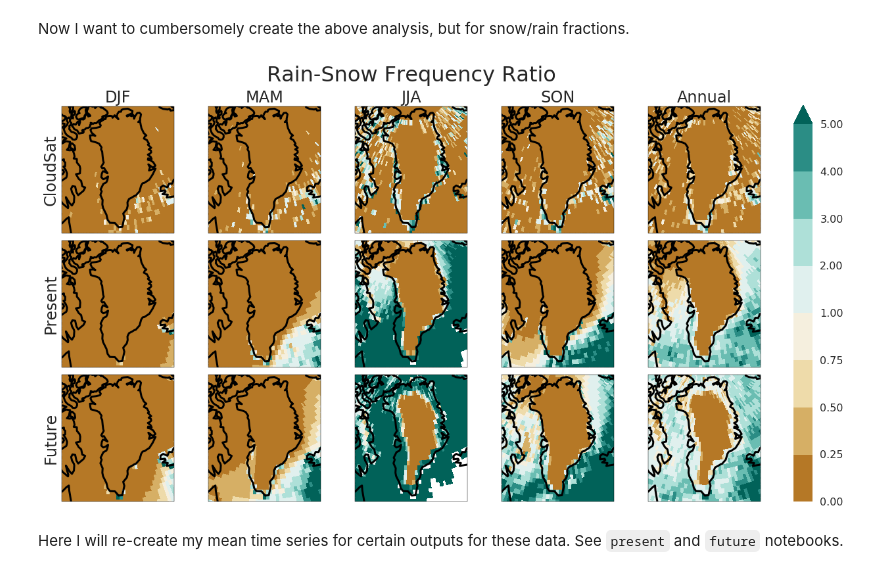
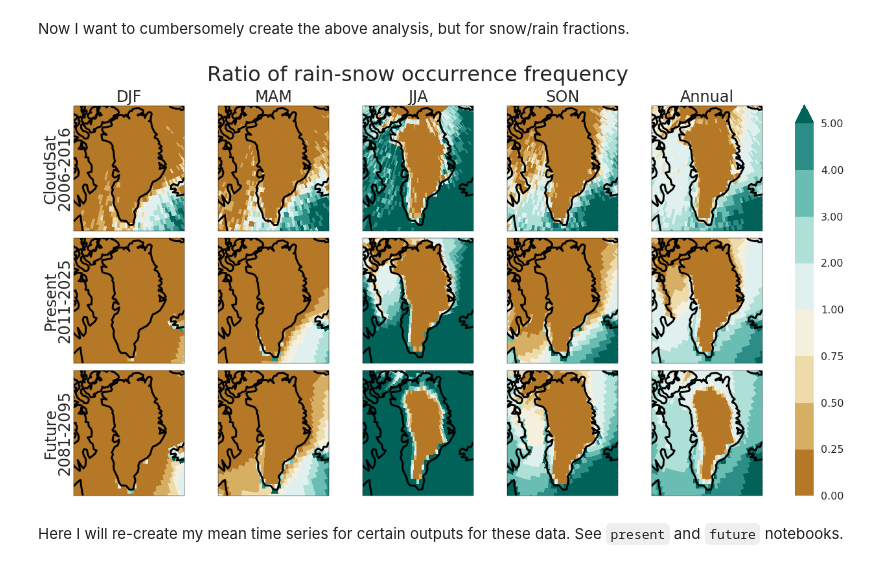
Before and after one commit to dcamron/cosp-explore, a Jupyter notebook: notebooks/compare.ipynb, the cells around one changed output. Saved outputs shown, nothing was run; the diff lists cells and outputs as text; code cells hidden in the pictures.

```diff
--- a/notebooks/compare.ipynb
+++ b/notebooks/compare.ipynb
@@ -206,3 +206,21 @@ frac_obs = rain_obs / (snow_obs + 10**-16)
+# %%
+cutoff = 10
+
+frac_pres = rain_pres / (snow_pres + 10**-32)
+frac_fut = rain_fut / (snow_fut + 10**-32)
+frac_obs = rain_obs / (snow_obs + 10**-32)
+
+fp_int = frac_pres.values
+fp_int[fp_int > cutoff] = cutoff
+frac_pres = xr.DataArray(fp_int, coords=frac_pres.coords)
+
+ff_int = frac_fut.values
+ff_int[ff_int > cutoff] = cutoff
+frac_fut = xr.DataArray(ff_int, coords=frac_fut.coords)
+
+fo_int = frac_obs.values
+fo_int[fo_int > cutoff] = cutoff
+frac_obs = xr.DataArray(fo_int, coords=frac_obs.coords)
 # %%
 f, axes = plt.subplots(
     nrows=3, ncols=5, figsize=(16, 9),
@@ -212,7 +230,6 @@ f, axes = plt.subplots(
 
 for i, x in enumerate(['DJF', 'MAM', 'JJA', 'SON']):
     (frac_obs
-     .where(frac_obs < 80)
      .groupby('time.season')
      .mean('time', skipna=True)
      .sel(season=x)
@@ -223,7 +240,6 @@ for i, x in enumerate(['DJF', 'MAM', 'JJA', 'SON']):
     )
 
     (frac_pres
-     .where(frac_pres < 80)
      .groupby('time.season')
      .mean('time', skipna=True)
      .sel(season=x)
@@ -234,7 +250,6 @@ for i, x in enumerate(['DJF', 'MAM', 'JJA', 'SON']):
     )
 
     (frac_fut
-     .where(frac_fut < 80)
      .groupby('time.season')
      .mean('time', skipna=True)
      .sel(season=x)
@@ -248,7 +263,6 @@ for i, x in enumerate(['DJF', 'MAM', 'JJA', 'SON']):
 
 
 p = (frac_obs
-     .where(frac_obs < 80)
      .mean('time', skipna=True)
      .plot.pcolormesh(
          ax=axes[0, 4], transform=ccrs.PlateCarree(), add_colorbar=False, add_labels=False,
@@ -257,7 +271,6 @@ p = (frac_obs
     )
 
 (frac_pres
- .where(frac_pres < 80)
  .mean('time', skipna=True)
  .plot.pcolormesh(
      ax=axes[1, 4], transform=ccrs.PlateCarree(), add_colorbar=False, add_labels=False,
@@ -266,38 +279,39 @@ p = (frac_obs
 )
 
 (frac_fut
- .where(frac_fut < 80)
  .mean('time', skipna=True)
  .plot.pcolormesh(
      ax=axes[2, 4], transform=ccrs.PlateCarree(), add_colorbar=False, add_labels=False,
      levels=[0, 0.25, 0.5, 0.75, 1.0, 2.0, 3.0, 4.0, 5.0], colors=sns.color_palette('BrBG', 10)[1:]
  )
 )
 
 axes[0, 4].set_title('Annual', fontsize=24)
 
 for ax in axes.flat:
     ax.coastlines(linewidth=3)
     ax.set_extent([295, 335, 57, 84])
 
 
-for ax, ylab in zip(axes[:, 0], ['CloudSat', 'Present', 'Future']):
-    ax.text(-0.1, 0.5, ylab, rotation='vertical', fontsize=24,
+for ax, ylab, yr in zip(axes[:, 0], ['CloudSat', 'Present', 'Future'], ['2006-2016', '2011-2025', '2081-2095']):
+    ax.text(-0.21, 0.5, ylab, rotation='vertical', fontsize=24,
+            ha='center', va='center', transform=ax.transAxes)
+    ax.text(-0.08, 0.5, yr, rotation='vertical', fontsize=24,
             ha='center', va='center', transform=ax.transAxes)
 
-t = f.suptitle('Rain-Snow Frequency Ratio', y=1.04, fontsize=32)
+t = f.suptitle('Ratio of rain-snow occurrence frequency', y=1.04, fontsize=32)
 
 plt.tight_layout()
 
 #f.subplots_adjust(right=0.8, hspace=0.0000005, wspace=0.1)
 cb_ax = f.add_axes([1.005, 0.017, 0.025, 0.93])
 cb = f.colorbar(p, cax=cb_ax)#, extend='neither')
 #cb.set_label('', rotation=270, fontsize=24)
 
 f.savefig('../figures/compare/map_grid_rain-snow-frac_LO.eps',
          bbox_extra_artists=([t, cb_ax].append([ax for ax in axes[:, 0]])), bbox_inches='tight')
 # %% [output]
-[figure, old version]
+[figure, new version]
 # %% [markdown]
 Here I will re-create my mean time series for certain outputs for these data. See `present` and `future` notebooks.
 # %%
```
Also changed, not shown: parts of 13 cells of this notebook.
